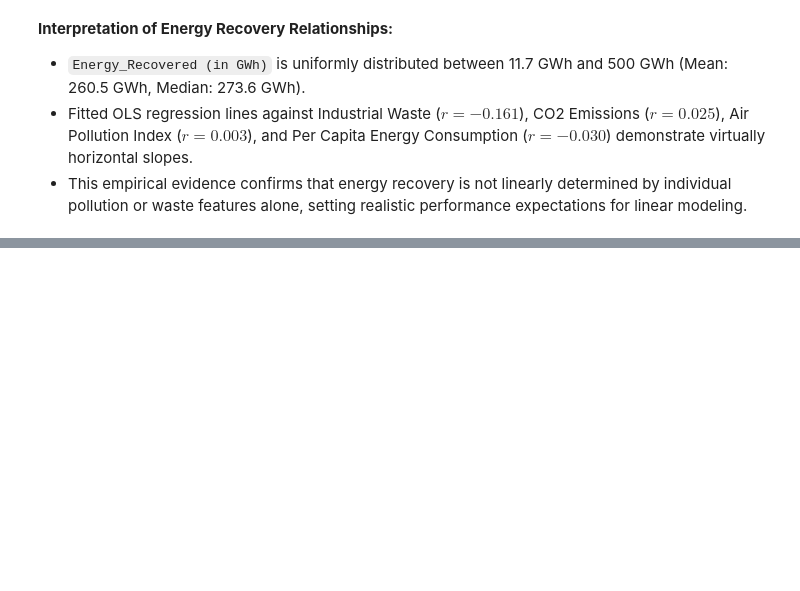
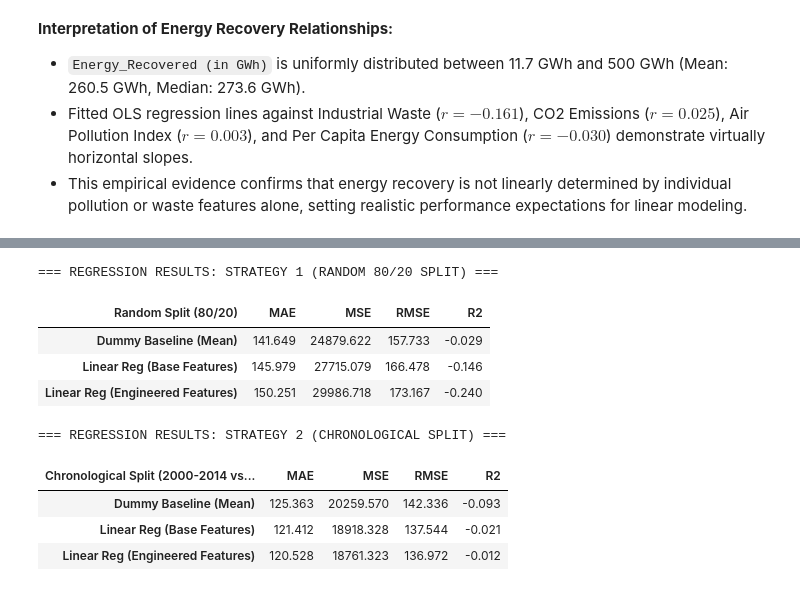
Before and after one commit to paarthrana/Global-Pollution-Analysis, a Jupyter notebook: notebooks/main.ipynb, the cells around one changed output, grey strips where cells are left out. Cells and saved outputs as stored; diff of their text form; code cells hidden in the pictures; blank space fills up the shorter version.

```diff
--- a/notebooks/main.ipynb
+++ b/notebooks/main.ipynb
@@ -413,0 +726,77 @@ plt.show()
+# %%
+from sklearn.linear_model import LinearRegression
+from sklearn.dummy import DummyRegressor
+from sklearn.preprocessing import StandardScaler
+from sklearn.pipeline import Pipeline
+from sklearn.metrics import mean_absolute_error, mean_squared_error, r2_score
+
+# Helper function to compute regression metrics
+def compute_reg_metrics(y_true, y_pred):
+    mae = mean_absolute_error(y_true, y_pred)
+    mse = mean_squared_error(y_true, y_pred)
+    rmse = np.sqrt(mse)
+    r2 = r2_score(y_true, y_pred)
+    return {'MAE': mae, 'MSE': mse, 'RMSE': rmse, 'R2': r2}
+
+# Function to run complete regression evaluation
+def run_regression_suite(train_df, test_df, split_name):
+    y_train = train_df[target_col]
+    y_test = test_df[target_col]
+
+    # 1. Baseline: Dummy Regressor (Train Mean)
+    dummy = DummyRegressor(strategy='mean')
+    dummy.fit(train_df[features_reg_base], y_train)
+    y_pred_dummy = dummy.predict(test_df[features_reg_base])
+    metrics_dummy = compute_reg_metrics(y_test, y_pred_dummy)
+
+    # 2. Linear Regression (Base Features)
+    pipe_base = Pipeline([
+        ('scaler', StandardScaler()),
+        ('reg', LinearRegression())
+    ])
+    pipe_base.fit(train_df[features_reg_base], y_train)
+    y_pred_base = pipe_base.predict(test_df[features_reg_base])
+    metrics_base = compute_reg_metrics(y_test, y_pred_base)
+
+    # 3. Linear Regression (Engineered Features)
+    pipe_eng = Pipeline([
+        ('scaler', StandardScaler()),
+        ('reg', LinearRegression())
+    ])
+    pipe_eng.fit(train_df[features_reg_engineered], y_train)
+    y_pred_eng = pipe_eng.predict(test_df[features_reg_engineered])
+    metrics_eng = compute_reg_metrics(y_test, y_pred_eng)
+
+    results = pd.DataFrame([metrics_dummy, metrics_base, metrics_eng],
+                           index=['Dummy Baseline (Mean)', 'Linear Reg (Base Features)', 'Linear Reg (Engineered Features)'])
+    results.columns.name = split_name
+
+    preds_dict = {
+        'y_test': y_test,
+        'y_pred_dummy': y_pred_dummy,
+        'y_pred_base': y_pred_base,
+        'y_pred_eng': y_pred_eng,
+        'pipe_base': pipe_base,
+        'pipe_eng': pipe_eng
+    }
+    return results, preds_dict
+
+reg_results_rand, preds_rand = run_regression_suite(train_df_rand, test_df_rand, 'Random Split (80/20)')
+reg_results_chrono, preds_chrono = run_regression_suite(train_df_chrono, test_df_chrono, 'Chronological Split (2000-2014 vs 2015-2019)')
+
+print("=== REGRESSION RESULTS: STRATEGY 1 (RANDOM 80/20 SPLIT) ===")
+display(reg_results_rand.round(3))
+
+print("\n=== REGRESSION RESULTS: STRATEGY 2 (CHRONOLOGICAL SPLIT) ===")
+display(reg_results_chrono.round(3))
+# %% [output]
+=== REGRESSION RESULTS: STRATEGY 1 (RANDOM 80/20 SPLIT) ===
+| Random Split (80/20) | MAE | MSE | RMSE | R2 |
+| Dummy Baseline (Mean) | 141.649 | 24879.622 | 157.733 | -0.029 |
+| Linear Reg (Base Features) | 145.979 | 27715.079 | 166.478 | -0.146 |
+| Linear Reg (Engineered Features) | 150.251 | 29986.718 | 173.167 | -0.240 |
+=== REGRESSION RESULTS: STRATEGY 2 (CHRONOLOGICAL SPLIT) ===
+| Chronological Split (2000-2014 vs... | MAE | MSE | RMSE | R2 |
+| Dummy Baseline (Mean) | 125.363 | 20259.570 | 142.336 | -0.093 |
+| Linear Reg (Base Features) | 121.412 | 18918.328 | 137.544 | -0.021 |
+| Linear Reg (Engineered Features) | 120.528 | 18761.323 | 136.972 | -0.012 |
```
Also changed, not shown: parts of 35 cells of this notebook, 7 other files.
